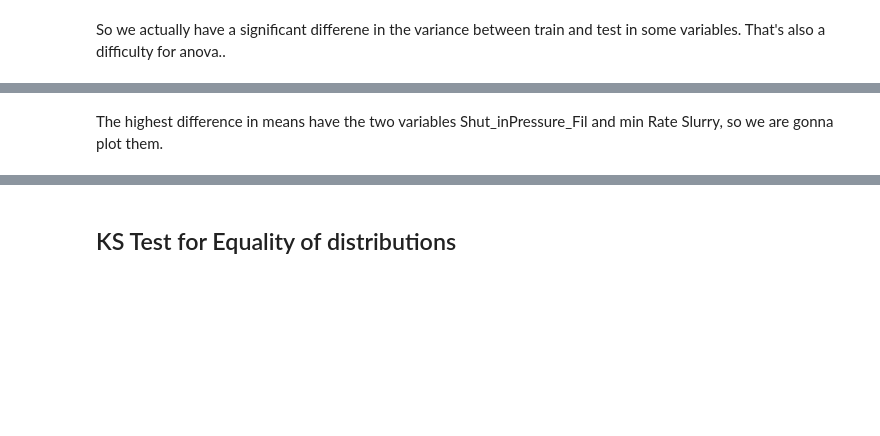
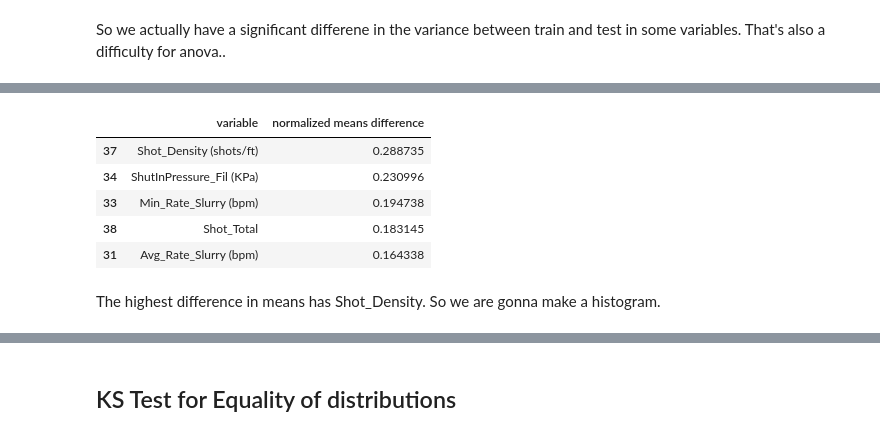
Before and after one commit to rmaliki/ProjetISA, a Jupyter notebook: Code +Data/Distributions train vs Distributions test.ipynb, the cells around one changed output, grey strips where cells are left out. Saved outputs shown, nothing was run; the diff lists cells and outputs as text; code cells hidden in the pictures; blank space fills up the shorter version.

```diff
--- a/Code +Data/Distributions train vs Distributions test.ipynb
+++ b/Code +Data/Distributions train vs Distributions test.ipynb
@@ -77,13 +80,20 @@ We calculate the mean for each varible and compare train set with test set, norm
 # %%
 train_means=[[name,np.mean(train[name])] for name in names]# test does not have oil and gas
 
 
 test_means=[[name,np.mean(test[name])] for name in names]# test does not have oil and gas
-test_means.insert(0,['Surf_X',np.mean(test['Surf_X'])])
-test_means.insert(1,['Surf_Y',np.mean(test['Surf_Y'])])
 
-means_difference=[ [test_means[i][0], np.abs(test_means[i][1]- train_means[i][1])] for i in range(len(train_means))]
+means_difference=[ [test_means[i][0], np.abs(test_means[i][1]- train_means[i][1])/np.sqrt(total_vars[i])] for i in range(len(train_means))]
 means_difference=pd.DataFrame(means_difference)
+means_difference.columns=['variable','normalized means difference']
+means_difference.sort_values('normalized means difference',ascending=False).head()
+# %% [output]
+|  | variable | normalized means difference |
+| 37 | Shot_Density (shots/ft) | 0.288735 |
+| 34 | ShutInPressure_Fil (KPa) | 0.230996 |
+| 33 | Min_Rate_Slurry (bpm) | 0.194738 |
+| 38 | Shot_Total | 0.183145 |
+| 31 | Avg_Rate_Slurry (bpm) | 0.164338 |
 # %% [markdown]
-The highest difference in means have the two variables Shut_inPressure_Fil and min Rate Slurry, so we are gonna plot them.
+The highest difference in means has Shot_Density. So we are gonna make a histogram.
 # %%
```
Also changed, not shown: parts of 13 cells of this notebook, 1 other file.
